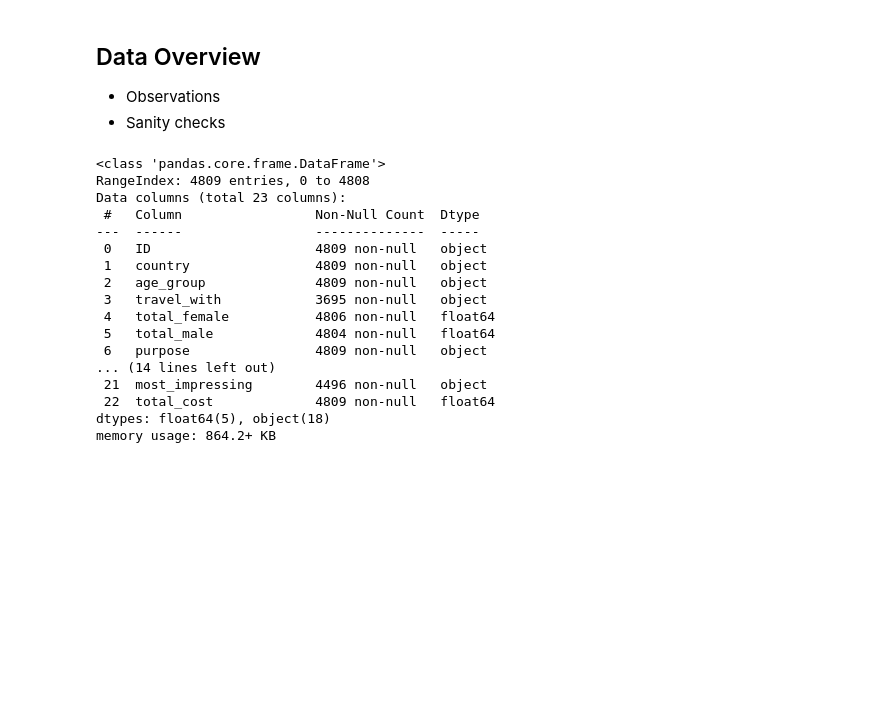
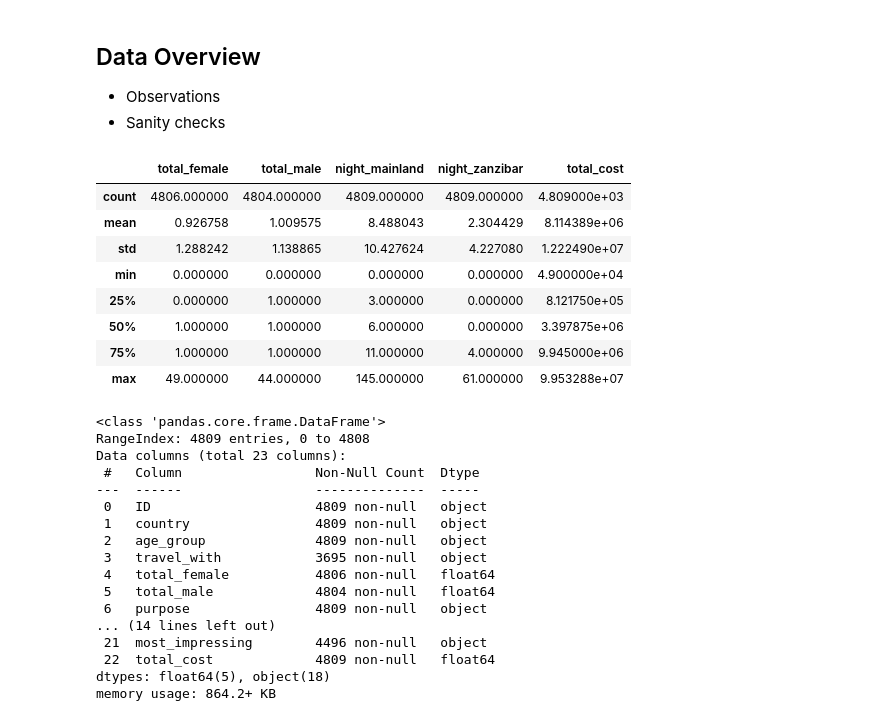
Before and after one commit to SuPaTeT/Code-Plateau-Group-2-Tanzania-Project, a Jupyter notebook: GROUP_2_PROJECT.ipynb, the cells around one changed output. Cells and saved outputs as stored; diff of their text form; code cells hidden in the pictures; blank space fills up the shorter version.

```diff
--- a/GROUP_2_PROJECT.ipynb
+++ b/GROUP_2_PROJECT.ipynb
@@ -34,6 +34,18 @@ tz_test = pd.read_csv('Test .csv')
 
 - Observations
 - Sanity checks
+# %%
+tz_train.describe()
+# %% [output]
+|  | total_female | total_male | night_mainland | night_zanzibar | total_cost |
+| count | 4806.000000 | 4804.000000 | 4809.000000 | 4809.000000 | 4.809000e+03 |
+| mean | 0.926758 | 1.009575 | 8.488043 | 2.304429 | 8.114389e+06 |
+| std | 1.288242 | 1.138865 | 10.427624 | 4.227080 | 1.222490e+07 |
+| min | 0.000000 | 0.000000 | 0.000000 | 0.000000 | 4.900000e+04 |
+| 25% | 0.000000 | 1.000000 | 3.000000 | 0.000000 | 8.121750e+05 |
+| 50% | 1.000000 | 1.000000 | 6.000000 | 0.000000 | 3.397875e+06 |
+| 75% | 1.000000 | 1.000000 | 11.000000 | 4.000000 | 9.945000e+06 |
+| max | 49.000000 | 44.000000 | 145.000000 | 61.000000 | 9.953288e+07 |
 # %%
 #DATA OBSERVATION
 tz_train.info()
```
Also changed, not shown: parts of 26 cells of this notebook.
